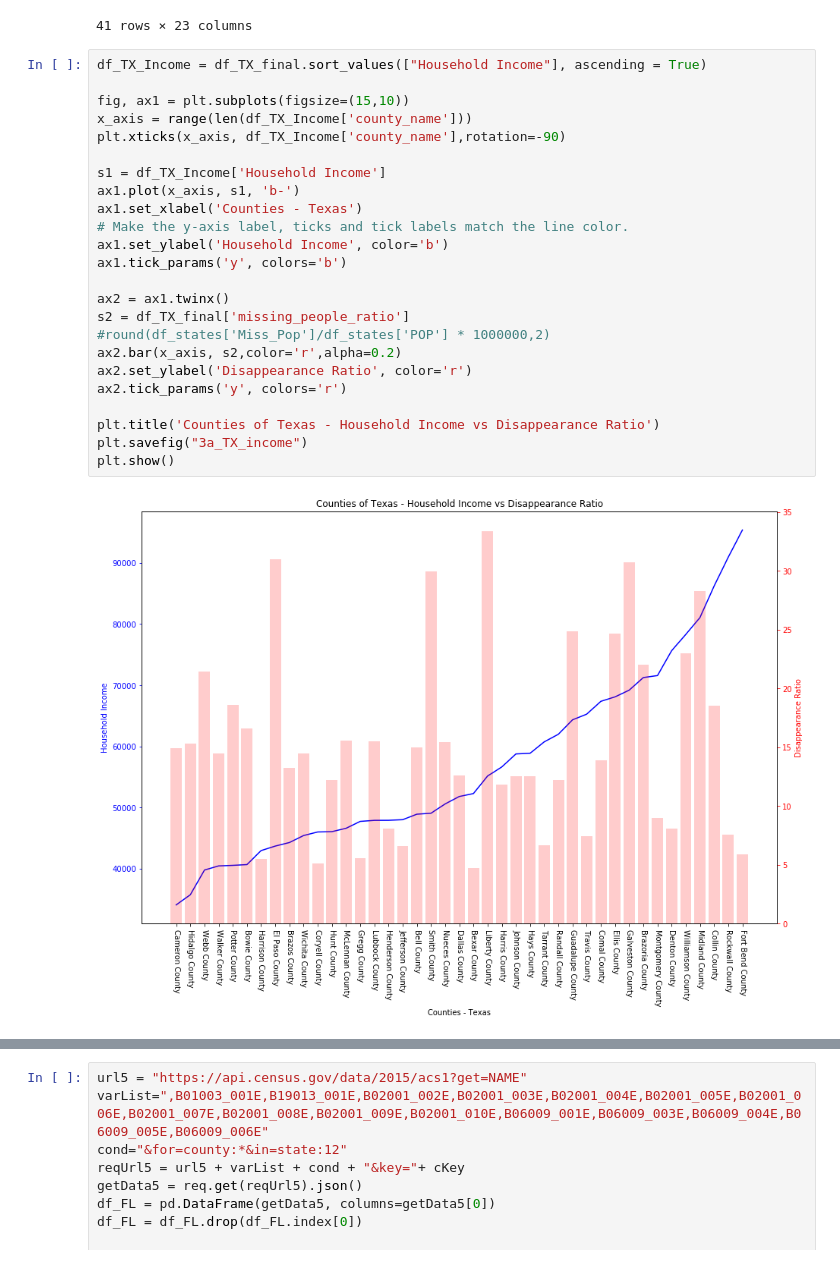
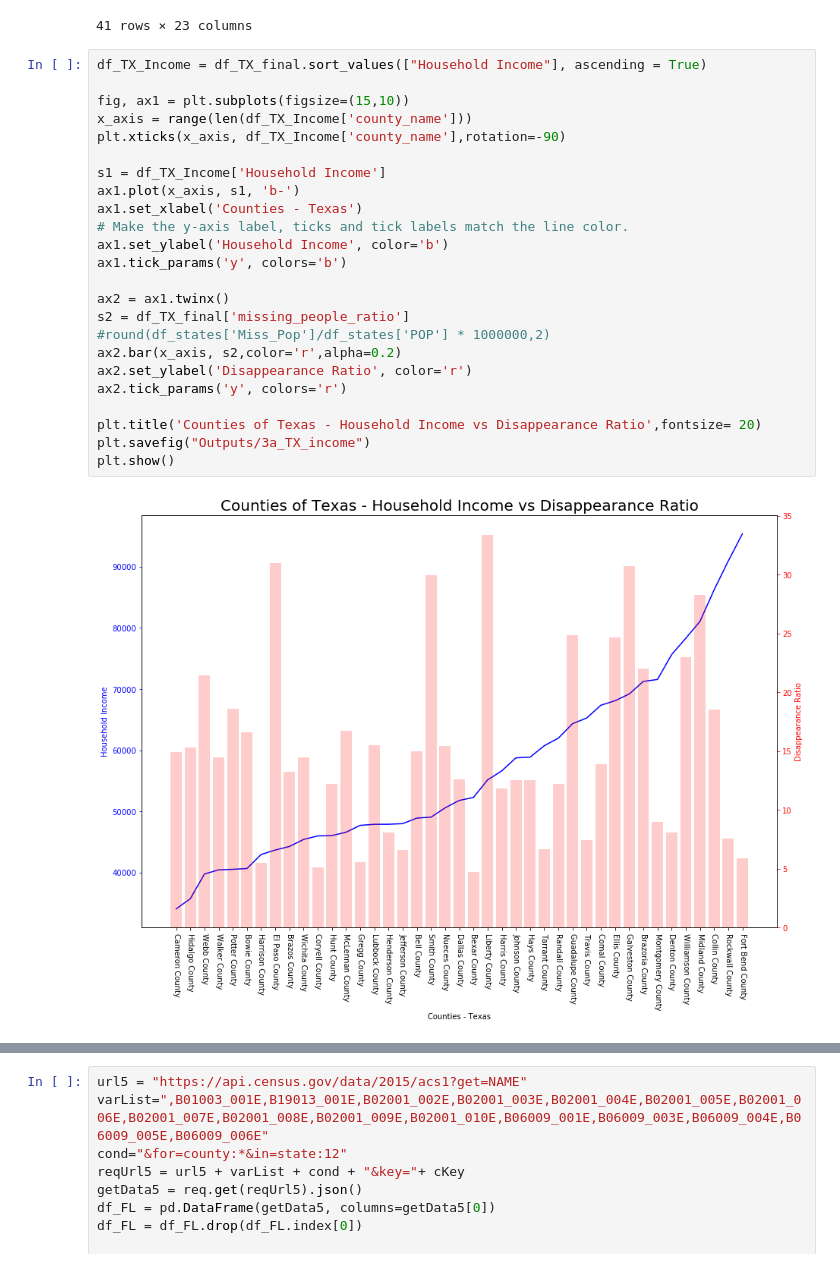
Before and after one commit to ashpon-zz/DoctorsofData, a Jupyter notebook: Final.ipynb, the cells around one changed output, grey strips where cells are left out. Drawn from its saved outputs; the diff is of its cells as text.

```diff
--- a/Final.ipynb
+++ b/Final.ipynb
@@ -589,29 +580,29 @@ df_TX_final
 # %%
 df_TX_Income = df_TX_final.sort_values(["Household Income"], ascending = True)
 
 fig, ax1 = plt.subplots(figsize=(15,10))
 x_axis = range(len(df_TX_Income['county_name']))
 plt.xticks(x_axis, df_TX_Income['county_name'],rotation=-90)
 
 s1 = df_TX_Income['Household Income']
 ax1.plot(x_axis, s1, 'b-')
 ax1.set_xlabel('Counties - Texas')
 # Make the y-axis label, ticks and tick labels match the line color.
 ax1.set_ylabel('Household Income', color='b')
 ax1.tick_params('y', colors='b')
 
 ax2 = ax1.twinx()
 s2 = df_TX_final['missing_people_ratio']
 #round(df_states['Miss_Pop']/df_states['POP'] * 1000000,2)
 ax2.bar(x_axis, s2,color='r',alpha=0.2)
 ax2.set_ylabel('Disappearance Ratio', color='r')
 ax2.tick_params('y', colors='r')
 
-plt.title('Counties of Texas - Household Income vs Disappearance Ratio')
-plt.savefig("3a_TX_income")
+plt.title('Counties of Texas - Household Income vs Disappearance Ratio',fontsize= 20)
+plt.savefig("Outputs/3a_TX_income")
 plt.show()
 # %% [output]
-[figure, old version]
+[figure, new version]
 # %%
 df_TX_Edu = df_TX_final.sort_values(["4yrs_or_higher%"], ascending = True)
 
```
Also changed, not shown: parts of 16 cells of this notebook, 19 other files.
